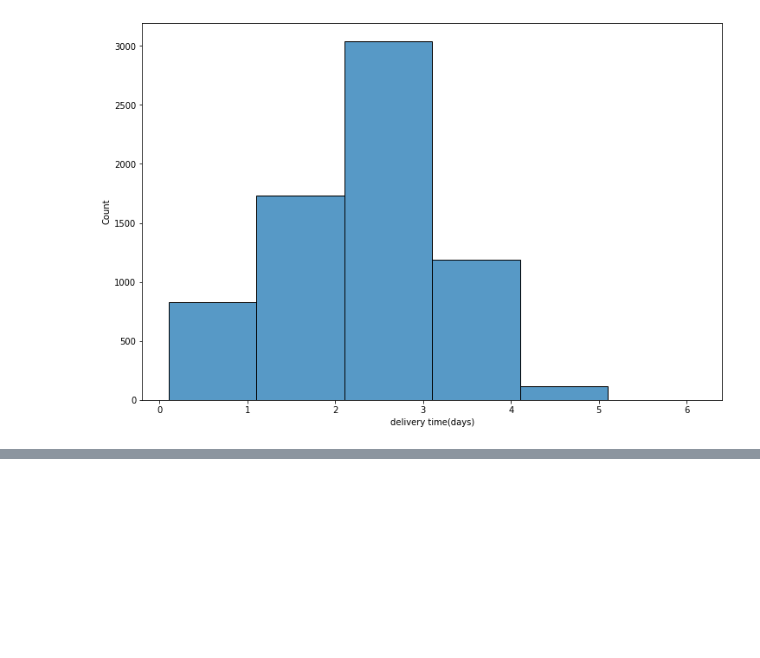
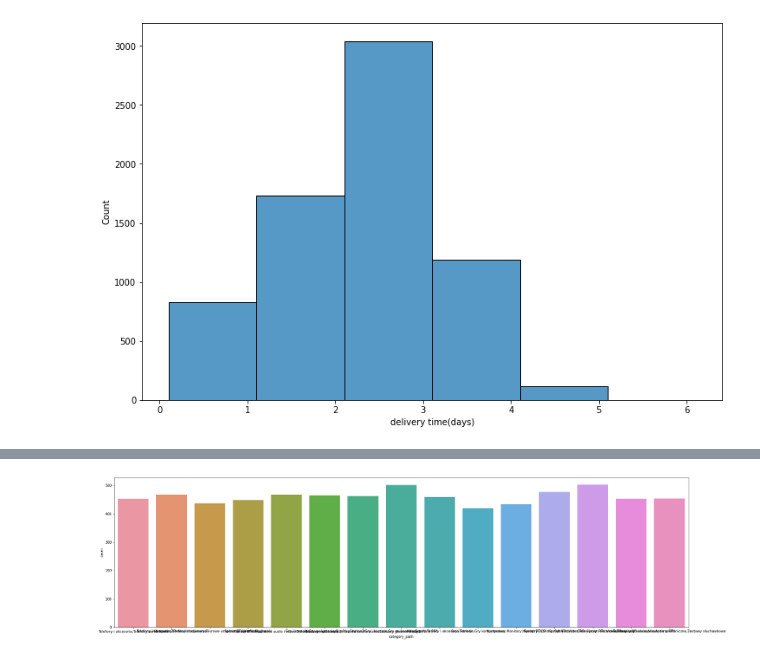
Before and after one commit to pszachew/Delivery-Prediction, a Jupyter notebook: EDA.ipynb, the cells around one changed output, grey strips where cells are left out. Cells and saved outputs as stored; diff of their text form; code cells hidden in the pictures; blank space fills up the shorter version.

```diff
--- a/EDA.ipynb
+++ b/EDA.ipynb
@@ -97,0 +121,6 @@ plt.show()
+# %%
+plt.figure(figsize=(30,8))
+sns.countplot(data=all_info, x='category_path')
+plt.show()
+# %% [output]
+[figure, added]
```
Also changed, not shown: parts of 11 cells of this notebook.
